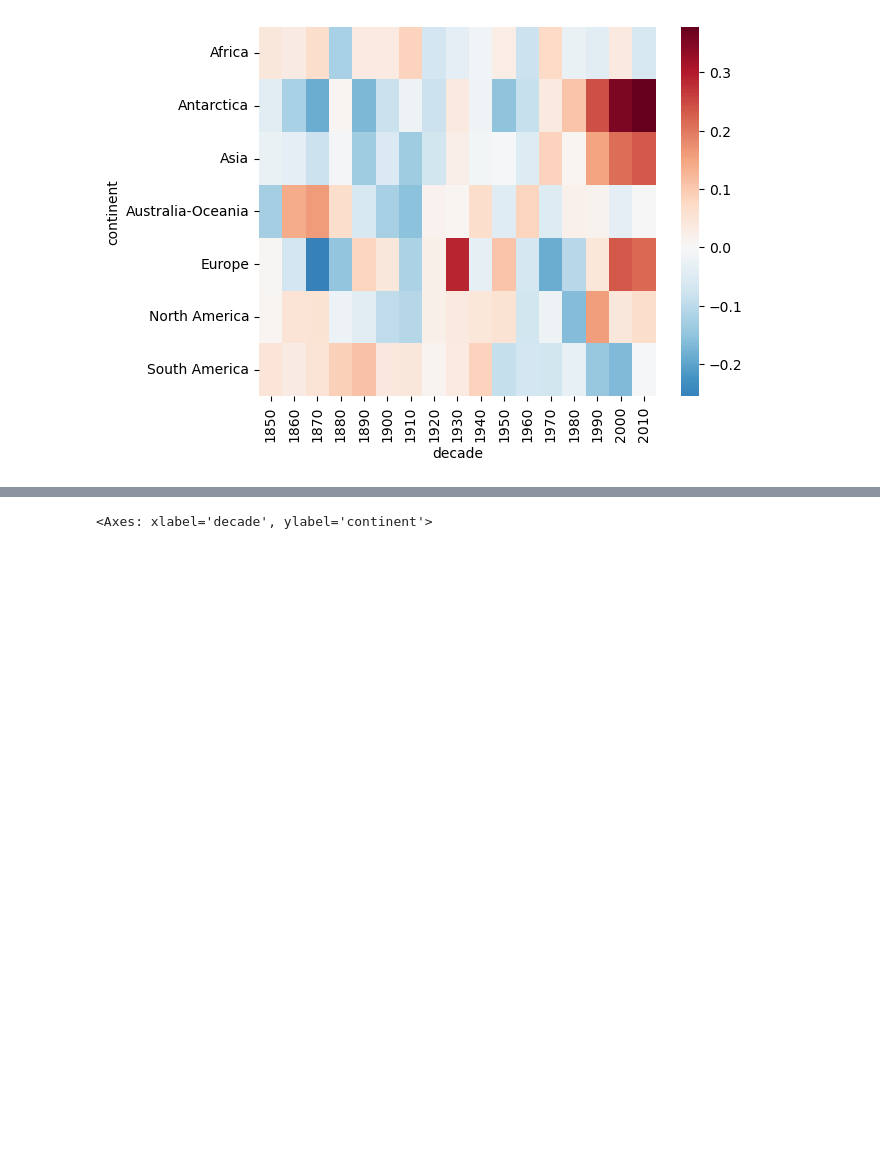
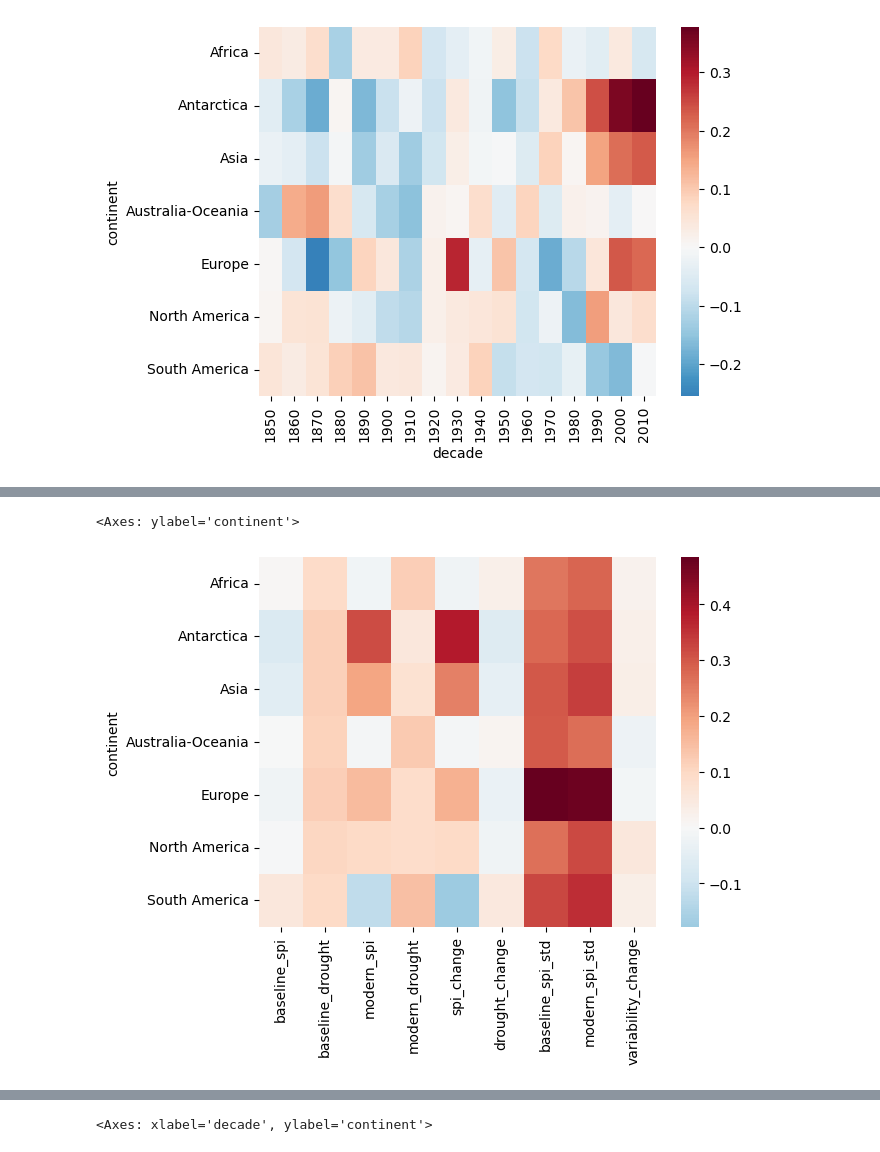
Before and after one commit to pemam238/DSC-106-Project-4, a Jupyter notebook: notebooks/boy.ipynb, the cells around one changed output, grey strips where cells are left out. Cells and saved outputs as stored; diff of their text form; code cells hidden in the pictures; blank space fills up the shorter version.

```diff
--- a/notebooks/boy.ipynb
+++ b/notebooks/boy.ipynb
@@ -207,0 +273,23 @@ See the caveats in the documentation: https://pandas.pydata.org/pandas-docs/stab
+# %%
+baseline_var = (
+    historical[
+        (historical.year >= 1850) &
+        (historical.year <= 1949)
+    ]
+    .groupby("continent")
+    .agg(
+        baseline_spi_std=("mean_spi", "std")
+    )
+)
+
+modern_var = (
+    historical[
+        historical.year >= 1990
+    ]
+    .groupby("continent")
+    .agg(
+        modern_spi_std=("mean_spi", "std")
+    )
+)
+
+baseline_var
@@ -207,0 +306,20 @@ See the caveats in the documentation: https://pandas.pydata.org/pandas-docs/stab
+# %%
+merged_var = baseline_var.merge(
+    modern_var,
+    left_index=True,
+    right_index=True
+)
+merged_var['variability_change'] = (
+    merged_var['modern_spi_std']
+    - merged_var['baseline_spi_std']
+)
+
+merged_spi_var = comparison.merge(merged_var, left_index=True, right_index=True)
+sns.heatmap(
+    merged_spi_var,
+    center=0,
+    cmap="RdBu_r"
+)
+# %% [output]
+<Axes: ylabel='continent'>
+[figure, added]
```
Also changed, not shown: parts of 6 cells of this notebook, 4 other files.
